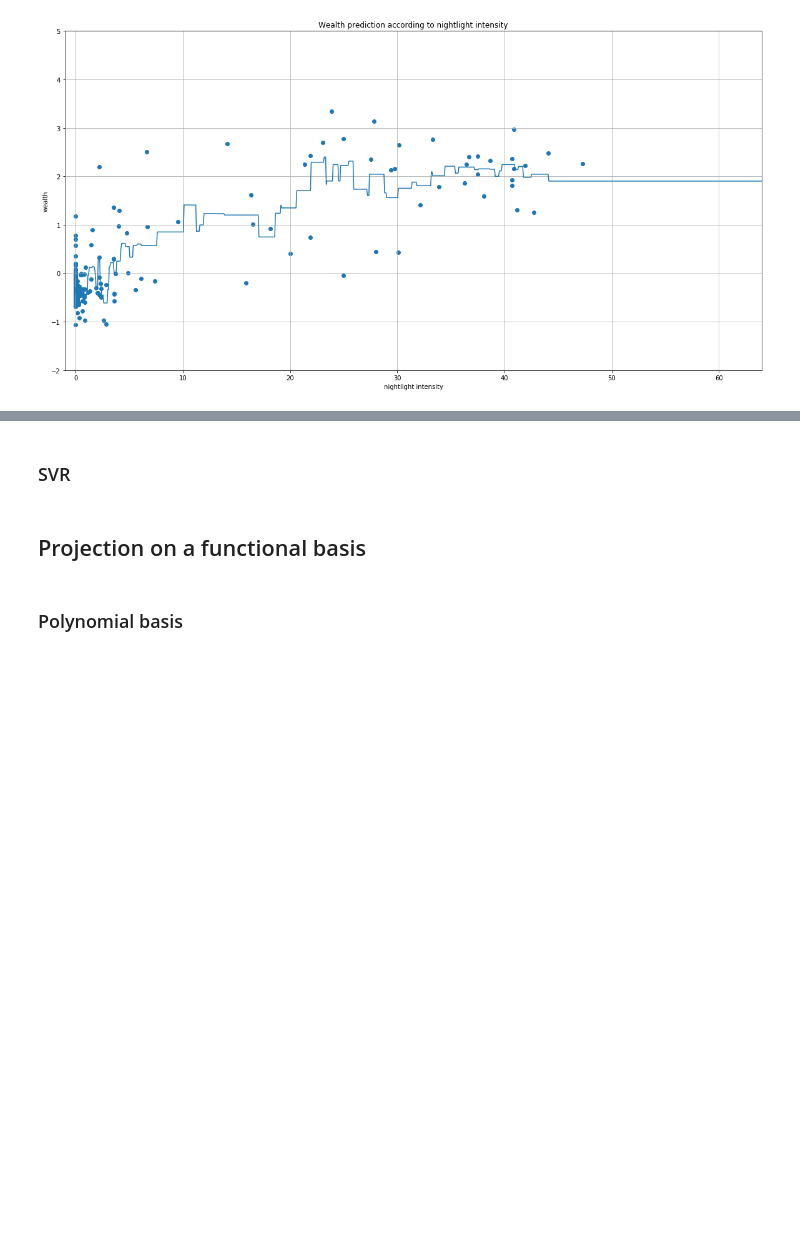
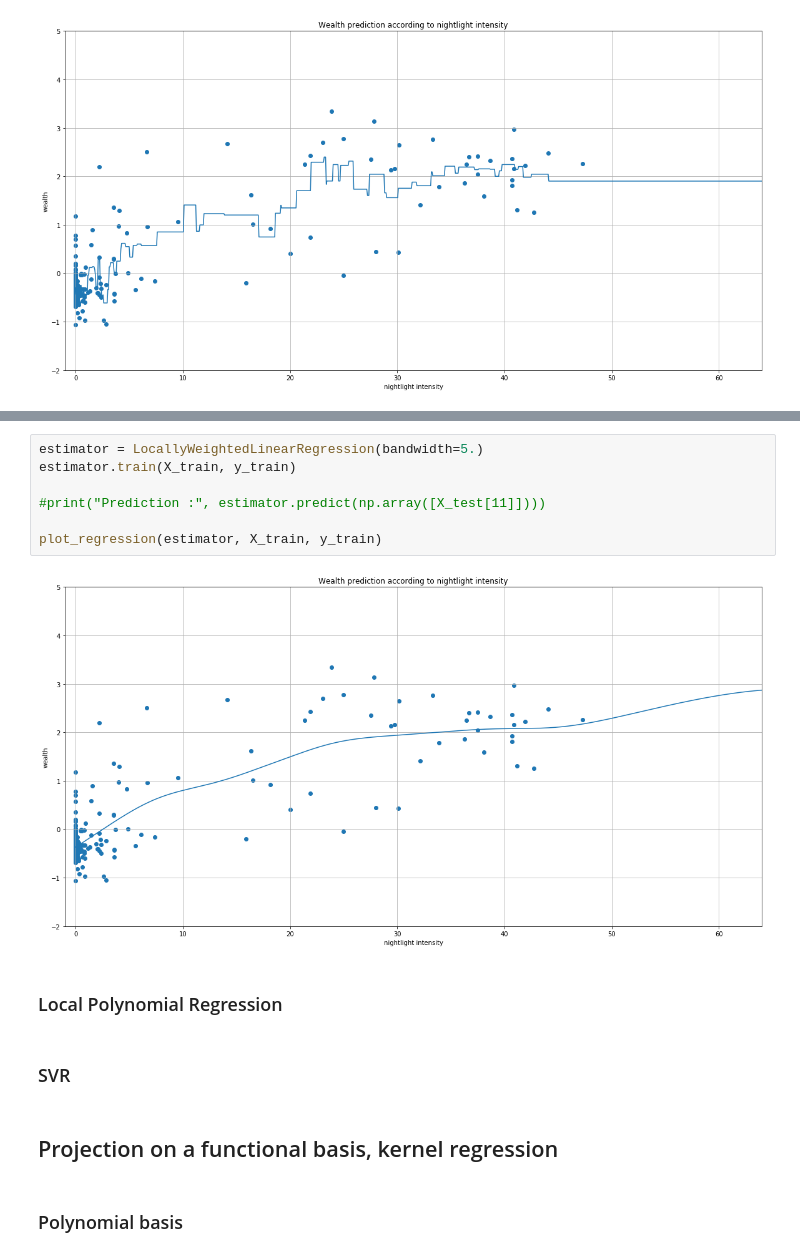
Before and after one commit to ridouaneg/Predict-poverty-from-space, a Jupyter notebook: implementations.ipynb, the cells around one changed output, grey strips where cells are left out. Cells and saved outputs as stored; diff of their text form; blank space fills up the shorter version.

```diff
--- a/implementations.ipynb
+++ b/implementations.ipynb
@@ -153,7 +213,18 @@ Prediction : [0.570689]
+# %%
+estimator = LocallyWeightedLinearRegression(bandwidth=5.)
+estimator.train(X_train, y_train)
+
+#print("Prediction :", estimator.predict(np.array([X_test[11]])))
+
+plot_regression(estimator, X_train, y_train)
+# %% [output]
+[figure, added]
+# %% [markdown]
+### Local Polynomial Regression
 # %% [markdown]
 ### SVR
 # %% [markdown]
-## Projection on a functional basis
+## Projection on a functional basis, kernel regression
 # %% [markdown]
 ### Polynomial basis
 # %%
```
Also changed, not shown: parts of 19 cells of this notebook.
